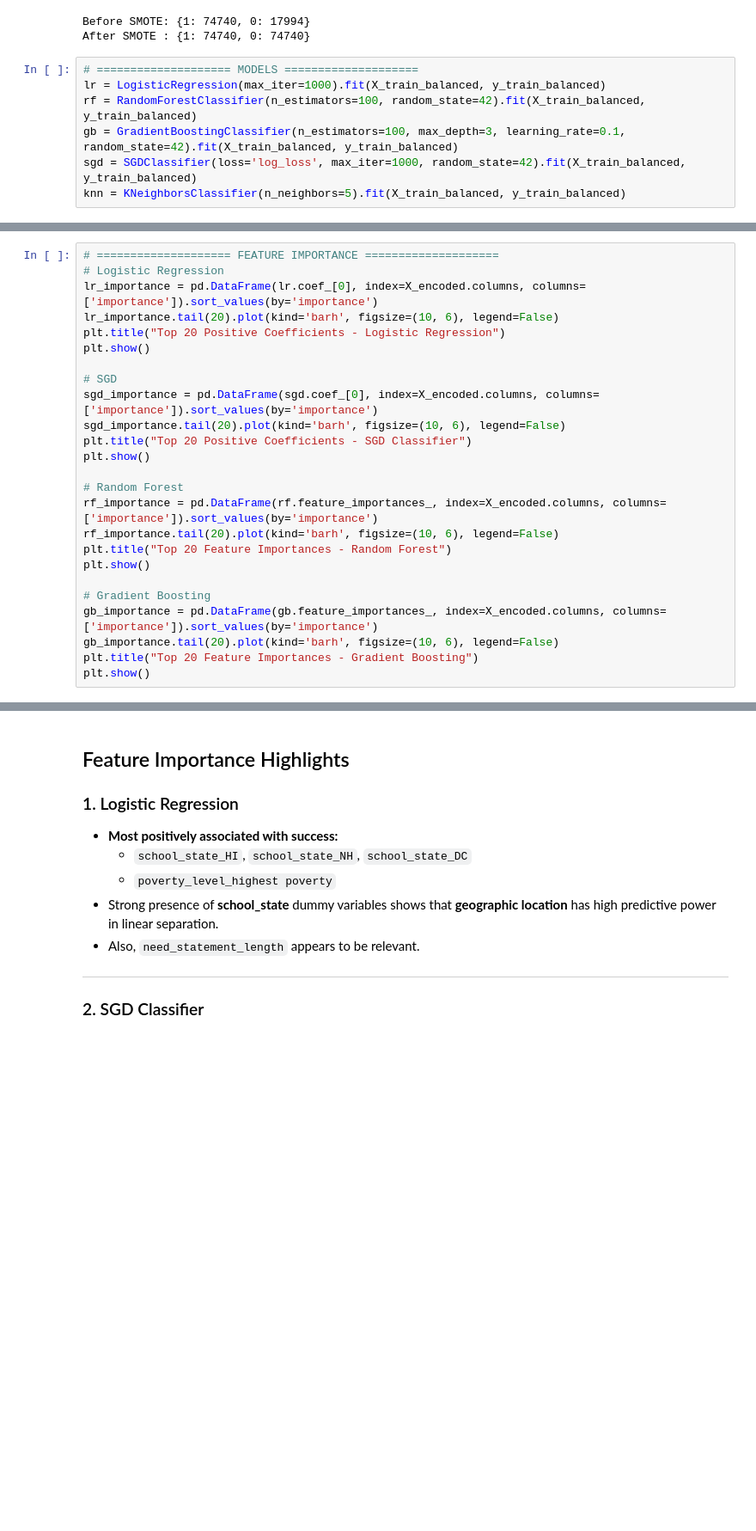
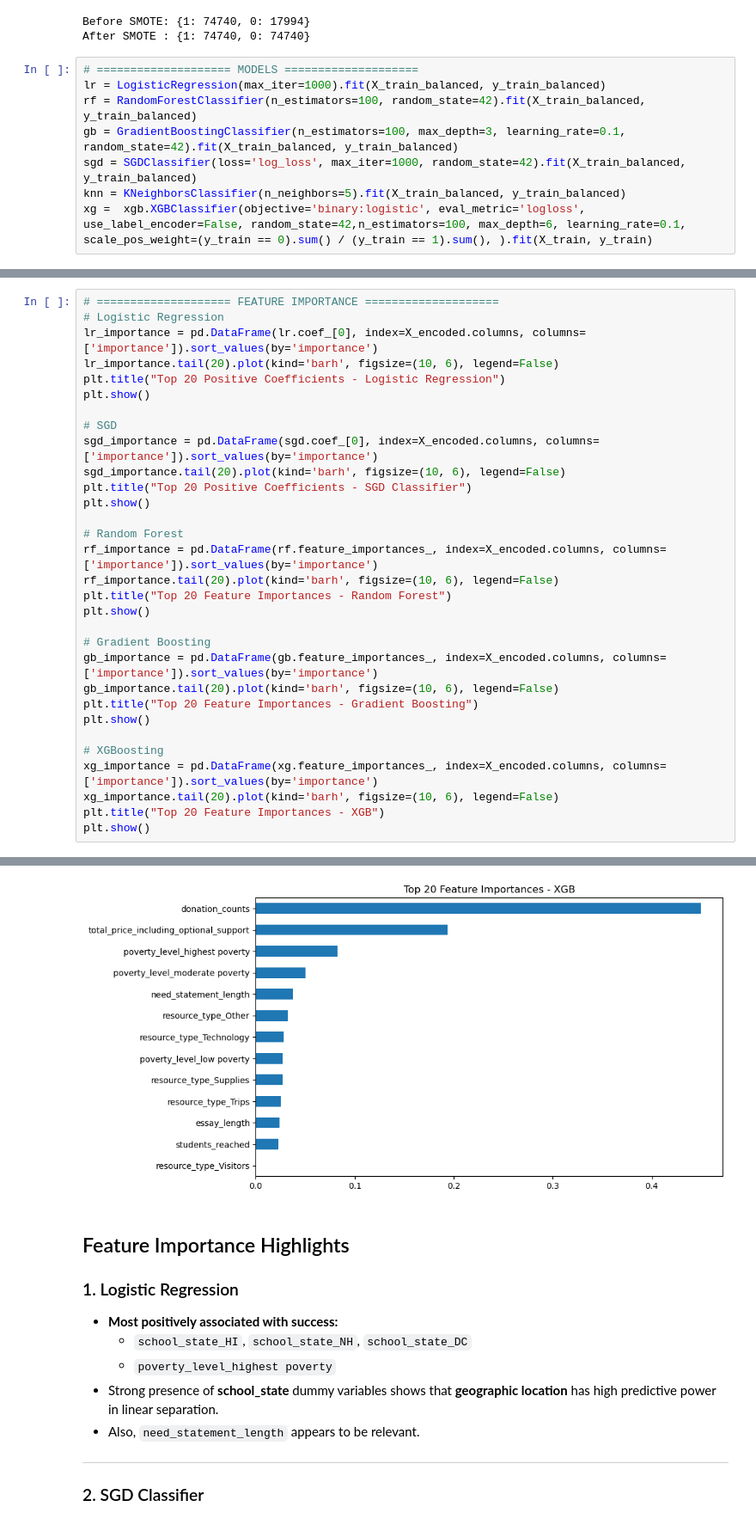
Before and after one commit to anshika2698/ML-PROJECT-GROUP-14, a Jupyter notebook: mlp_updated.ipynb, the cells around one changed output, grey strips where cells are left out. Shown at 86% size. Saved outputs shown, nothing was run; the diff lists cells and outputs as text; blank space fills up the shorter version.

Commit message:
XGBoosting model added

```diff
--- a/mlp_updated.ipynb
+++ b/mlp_updated.ipynb
@@ -252,3 +253,4 @@ rf = RandomForestClassifier(n_estimators=100, random_state=42).fit(X_train_balan
 gb = GradientBoostingClassifier(n_estimators=100, max_depth=3, learning_rate=0.1, random_state=42).fit(X_train_balanced, y_train_balanced)
 sgd = SGDClassifier(loss='log_loss', max_iter=1000, random_state=42).fit(X_train_balanced, y_train_balanced)
 knn = KNeighborsClassifier(n_neighbors=5).fit(X_train_balanced, y_train_balanced)
+xg =  xgb.XGBClassifier(objective='binary:logistic', eval_metric='logloss', use_label_encoder=False, random_state=42,n_estimators=100, max_depth=6, learning_rate=0.1, scale_pos_weight=(y_train == 0).sum() / (y_train == 1).sum(), ).fit(X_train, y_train)
@@ -255,33 +261,40 @@ knn = KNeighborsClassifier(n_neighbors=5).fit(X_train_balanced, y_train_balanced
 # %%
 # ==================== FEATURE IMPORTANCE ====================
 # Logistic Regression
 lr_importance = pd.DataFrame(lr.coef_[0], index=X_encoded.columns, columns=['importance']).sort_values(by='importance')
 lr_importance.tail(20).plot(kind='barh', figsize=(10, 6), legend=False)
 plt.title("Top 20 Positive Coefficients - Logistic Regression")
 plt.show()
 
 # SGD
 sgd_importance = pd.DataFrame(sgd.coef_[0], index=X_encoded.columns, columns=['importance']).sort_values(by='importance')
 sgd_importance.tail(20).plot(kind='barh', figsize=(10, 6), legend=False)
 plt.title("Top 20 Positive Coefficients - SGD Classifier")
 plt.show()
 
 # Random Forest
 rf_importance = pd.DataFrame(rf.feature_importances_, index=X_encoded.columns, columns=['importance']).sort_values(by='importance')
 rf_importance.tail(20).plot(kind='barh', figsize=(10, 6), legend=False)
 plt.title("Top 20 Feature Importances - Random Forest")
 plt.show()
 
 # Gradient Boosting
 gb_importance = pd.DataFrame(gb.feature_importances_, index=X_encoded.columns, columns=['importance']).sort_values(by='importance')
 gb_importance.tail(20).plot(kind='barh', figsize=(10, 6), legend=False)
 plt.title("Top 20 Feature Importances - Gradient Boosting")
 plt.show()
+
+# XGBoosting
+xg_importance = pd.DataFrame(xg.feature_importances_, index=X_encoded.columns, columns=['importance']).sort_values(by='importance')
+xg_importance.tail(20).plot(kind='barh', figsize=(10, 6), legend=False)
+plt.title("Top 20 Feature Importances - XGB")
+plt.show()
 # %% [output]
 [figure]
 [figure]
 [figure]
 [figure]
+[figure, added]
 # %% [markdown]
 ## Feature Importance Highlights
 
```
Also changed, not shown: parts of 5 cells of this notebook.
